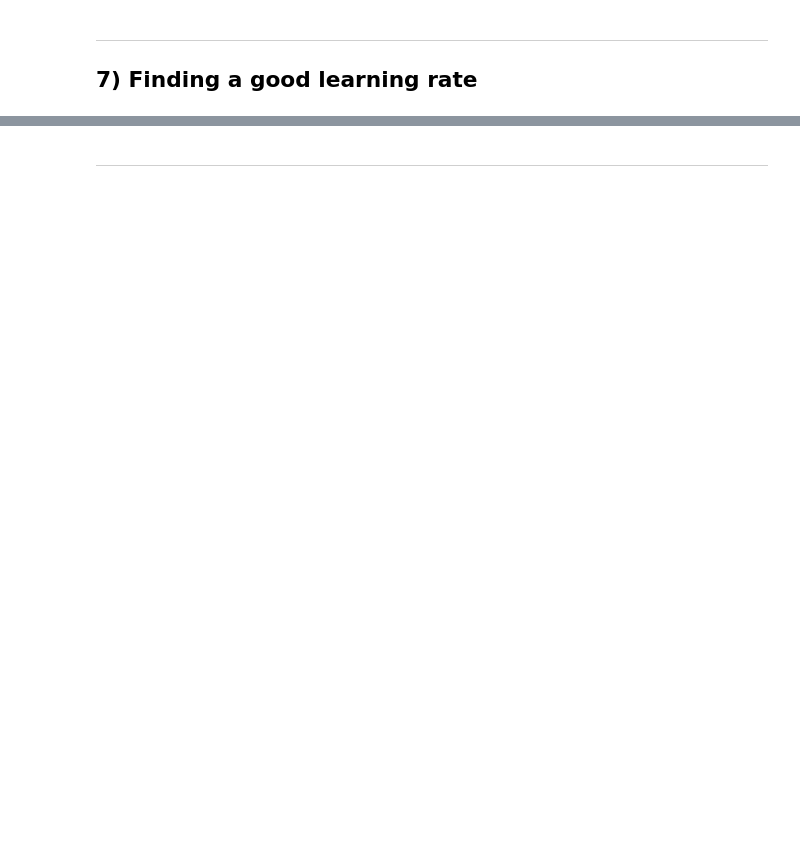
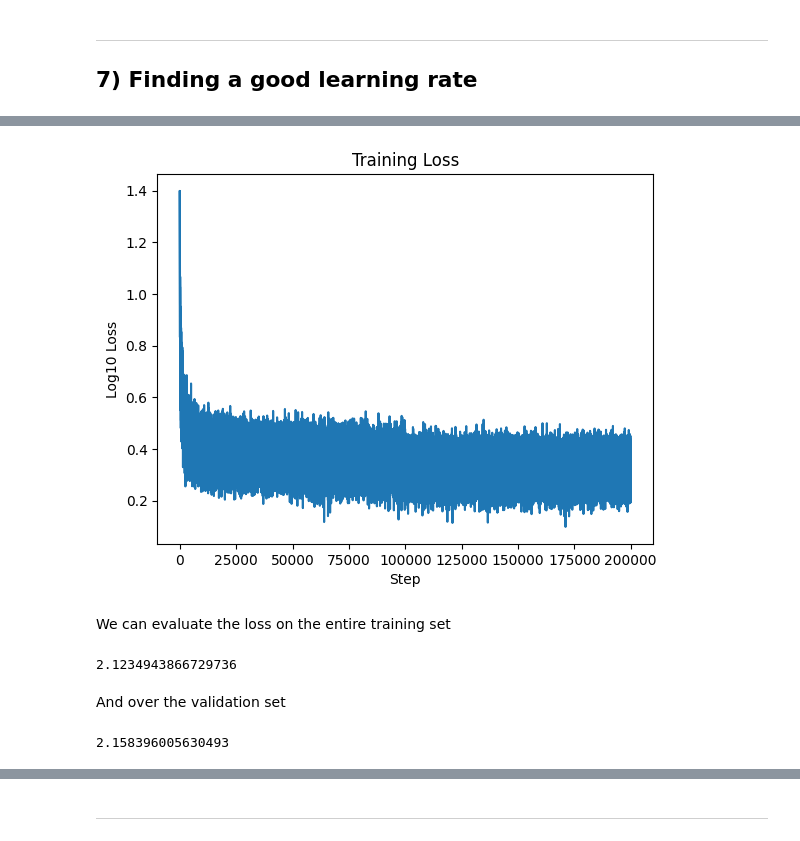
Before and after one commit to mkieffer1107/Karpathy-Zero-to-Hero-Notes, a Jupyter notebook: makemore/part_2_MLP.ipynb, the cells around one changed output, grey strips where cells are left out. Drawn from its saved outputs; the diff is of its cells as text; code cells hidden in the pictures; blank space fills up the shorter version.

```diff
--- a/makemore/part_2_MLP.ipynb
+++ b/makemore/part_2_MLP.ipynb
@@ -580,0 +951,4 @@ loss.item()
+# %%
+Xtr, Ytr = build_dataset(words[:n1], block_size)
+Xdev, Ydev = build_dataset(words[n1:n2], block_size)
+Xte, Yte = build_dataset(words[n2:], block_size)
@@ -580,0 +974,34 @@ loss.item()
+# %%
+# keep track of the learning rate exponent and the loss at each iteration
+lossi = []
+
+
+batch_size = 32
+num_iters = 200_000
+for i in range(num_iters):
+    # minibatch construct
+    # select a random subset of the data using the indices in X: [0, N-1]
+    ix = torch.randint(0, Xtr.shape[0], (batch_size,))
+
+    # forward pass
+    emb = C[Xtr[ix]] # (batch_size, block_size, emb_size)
+    h = torch.tanh(emb.view(-1, input_size) @ W1 + b1) # (batch_size, hidden_size)
+    logits = h @ W2 + b2 # (batch_size, 27)
+    loss = F.cross_entropy(logits, Ytr[ix])
+
+    # backward pass
+    for p in parameters:
+        p.grad = None   # clear the gradients
+    loss.backward()     # populate the gradients
+
+    # learning rate schedule
+    lr = 0.1 if i < 100_000 else 0.01
+
+    # parameter update
+    for p in parameters:
+        p.data += -lr * p.grad
+
+    # track stats
+    lossi.append(loss.log10().item())
+
+    print(f"i: {i+1}/{num_iters}, loss: {loss.item()}", end="\r")
@@ -580,0 +1010,28 @@ loss.item()
+# %%
+plt.plot(lossi)
+plt.title("Training Loss")
+plt.xlabel("Step")
+plt.ylabel("Log10 Loss")
+plt.show()
+# %% [output]
+[figure, added]
+# %% [markdown]
+We can evaluate the loss on the entire training set
+# %%
+emb = C[Xtr] # (batch_size, block_size, emb_size)
+h = torch.tanh(emb.view(-1, input_size) @ W1 + b1) # (batch_size, hidden_size)
+logits = h @ W2 + b2 # (batch_size, vocab_size)
+loss = F.cross_entropy(logits, Ytr)
+loss.item()
+# %% [output]
+2.1234943866729736
+# %% [markdown]
+And over the validation set
+# %%
+emb = C[Xdev] # (batch_size, block_size, emb_size)
+h = torch.tanh(emb.view(-1, input_size) @ W1 + b1) # (batch_size, hidden_size)
+logits = h @ W2 + b2 # (batch_size, vocab_size)
+loss = F.cross_entropy(logits, Ydev)
+loss.item()
+# %% [output]
+2.158396005630493
```
Also changed, not shown: parts of 62 cells of this notebook, 1 other file.
